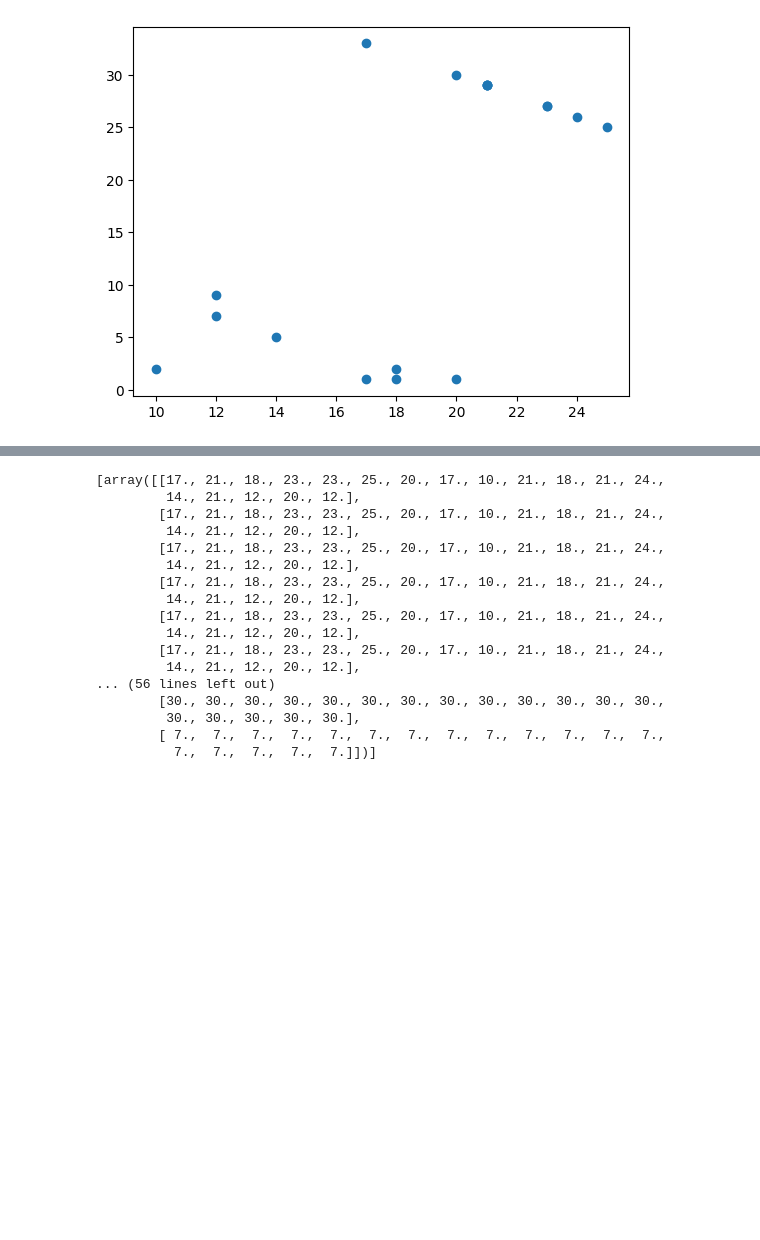
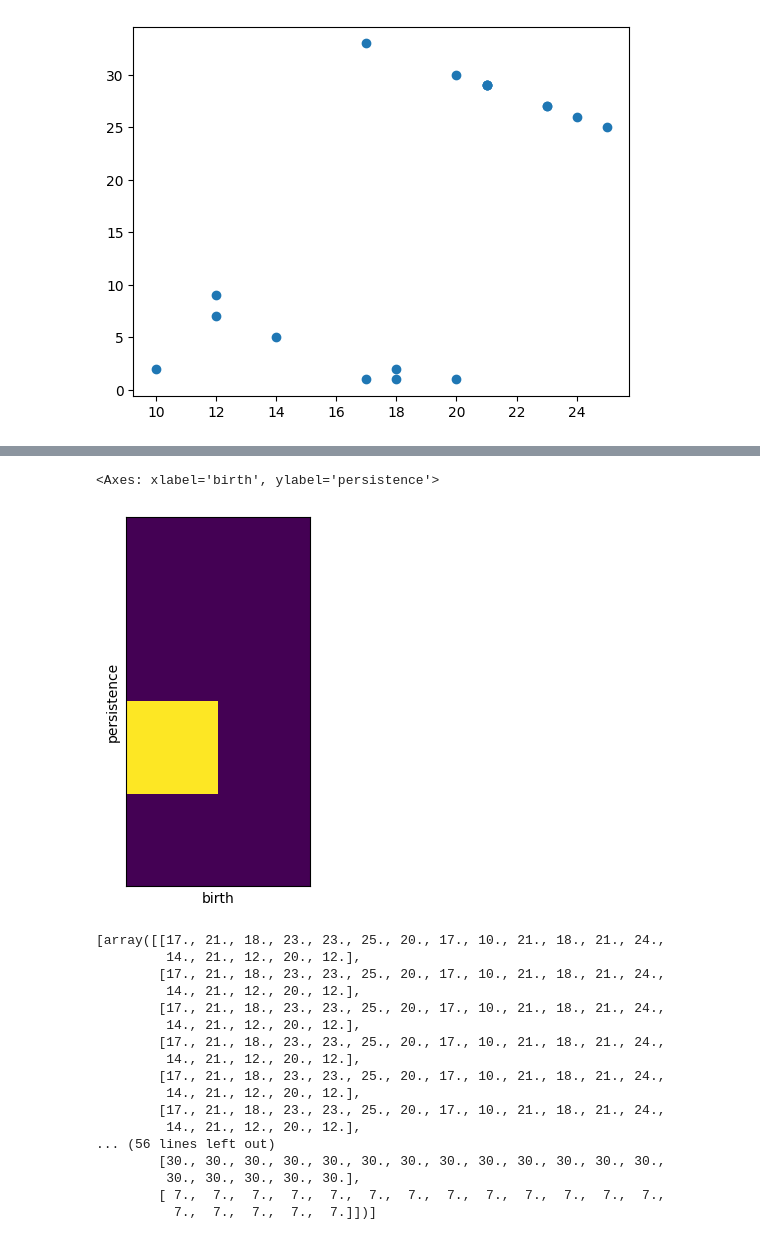
Before and after one commit to TeaspoonTDA/teaspoon, a Jupyter notebook: notebooks/ml_methods_timing_pers_images.ipynb, the cells around one changed output, grey strips where cells are left out. Drawn from its saved outputs; the diff is of its cells as text; code cells hidden in the pictures; blank space fills up the shorter version.

```diff
--- a/notebooks/ml_methods_timing_pers_images.ipynb
+++ b/notebooks/ml_methods_timing_pers_images.ipynb
@@ -462,5 +471,4 @@ def feature_intervals(birth, persistence, x_pixel_size=1, y_pixel_size = 1):
 
     return x_intervals, y_intervals
 # %%
-x_intervals, y_intervals = feature_intervals(birth, persistence, x_pixel_size = 6, y_pixel_size = 6)
-distribution = gaussian(birth, death)
+x_intervals, y_intervals = feature_intervals(birth, persistence, x_pixel_size = 8, y_pixel_size = 8)
@@ -475,0 +483,28 @@ dims[0].shape
+# %%
+def pers_images(diagrams, x_intervals, y_intervals, num_dgms):
+    n = len(x_intervals)
+    print(n)
+    m = len(y_intervals)
+    print(m)
+    persistence_images = np.zeros((num_dgms,(n-1)*(m-1)))
+    for i in range(1,n):
+        for j in range(1,m):
+            x = (x_intervals[i] + x_intervals[i-1])/2
+            y = (y_intervals[j] + y_intervals[j-1])/2
+            print(x,y)
+            x_len = x_intervals[i] - x_intervals[i-1]
+            y_len = y_intervals[j] - y_intervals[j-1]
+            for k in range(0,num_dgms):
+                diagrams = np.array([diagram, birth, persistence])
+                index = np.where(diagrams[0,:]==k)[0]
+                means = diagrams[1:,index]
+                x_means = means[0]
+                y_means = means[1]
+                for l in range(0, len(x_means)):
+                    print(x_means[l], y_means[l], k, j-1+(m-1)*(i-1))
+                    persistence_images[k,i-1+(n-1)*(j-1)] += gaussian(x_means[l], y_means[l], x, y)*y_len*x_len*y
+                    #print(i-1, j-1, gaussian(x_means[l], y_means[l], x, y)*x_len*y_len*y)
+    return persistence_images
+# %%
+t = pers_images(diagram, x_intervals, y_intervals, num_dgms)
+t[0]
@@ -475,0 +552,5 @@ dims[0].shape
+# %%
+pers_imager.plot_image(np.reshape(t[4], (2,4)))
+# %% [output]
+<Axes: xlabel='birth', ylabel='persistence'>
+[figure, added]
```
Also changed, not shown: parts of 12 cells of this notebook.
